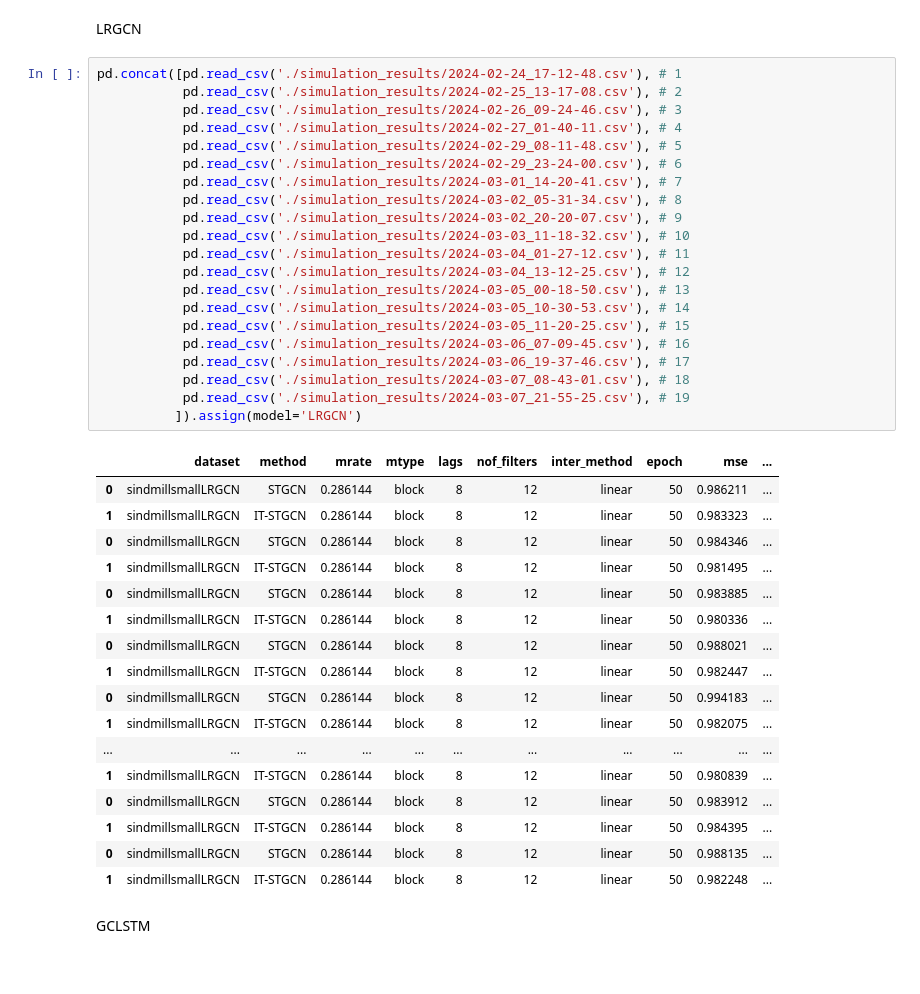
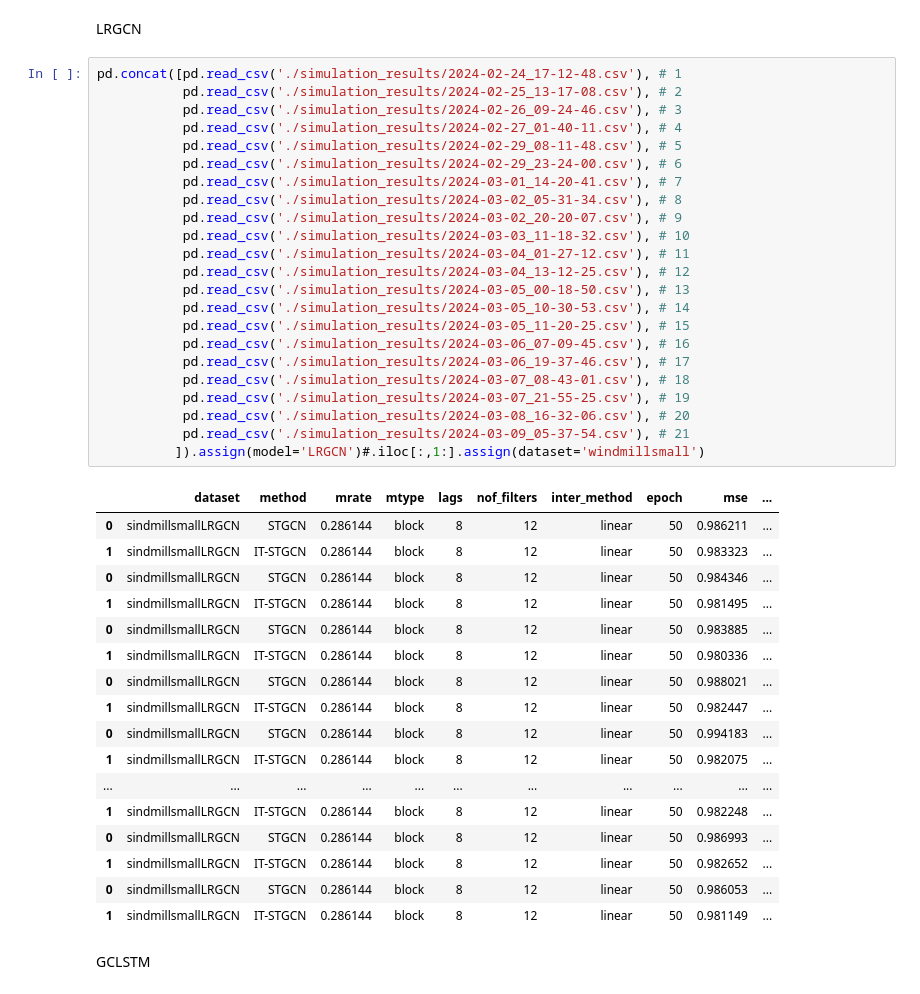
Before and after one commit to seoyeonc/ITTGNN_blog, a Jupyter notebook: posts/2_research/done.ipynb, the cells around one changed output. Cells and saved outputs as stored; diff of their text form.

```diff
--- a/posts/2_research/done.ipynb
+++ b/posts/2_research/done.ipynb
@@ -54,39 +54,41 @@ pd.concat([pd.read_csv('./simulation_results/2024-02-24_17-12-48.csv'), # 1
            pd.read_csv('./simulation_results/2024-02-26_09-24-46.csv'), # 3
            pd.read_csv('./simulation_results/2024-02-27_01-40-11.csv'), # 4
            pd.read_csv('./simulation_results/2024-02-29_08-11-48.csv'), # 5
            pd.read_csv('./simulation_results/2024-02-29_23-24-00.csv'), # 6
            pd.read_csv('./simulation_results/2024-03-01_14-20-41.csv'), # 7
            pd.read_csv('./simulation_results/2024-03-02_05-31-34.csv'), # 8
            pd.read_csv('./simulation_results/2024-03-02_20-20-07.csv'), # 9
            pd.read_csv('./simulation_results/2024-03-03_11-18-32.csv'), # 10
            pd.read_csv('./simulation_results/2024-03-04_01-27-12.csv'), # 11
            pd.read_csv('./simulation_results/2024-03-04_13-12-25.csv'), # 12
            pd.read_csv('./simulation_results/2024-03-05_00-18-50.csv'), # 13
            pd.read_csv('./simulation_results/2024-03-05_10-30-53.csv'), # 14
            pd.read_csv('./simulation_results/2024-03-05_11-20-25.csv'), # 15
            pd.read_csv('./simulation_results/2024-03-06_07-09-45.csv'), # 16
            pd.read_csv('./simulation_results/2024-03-06_19-37-46.csv'), # 17
            pd.read_csv('./simulation_results/2024-03-07_08-43-01.csv'), # 18
            pd.read_csv('./simulation_results/2024-03-07_21-55-25.csv'), # 19
-          ]).assign(model='LRGCN')
+           pd.read_csv('./simulation_results/2024-03-08_16-32-06.csv'), # 20
+           pd.read_csv('./simulation_results/2024-03-09_05-37-54.csv'), # 21
+          ]).assign(model='LRGCN')#.iloc[:,1:].assign(dataset='windmillsmall')
 # %% [output]
 |  | dataset | method | mrate | mtype | lags | nof_filters | inter_method | epoch | mse | ... |
 | 0 | sindmillsmallLRGCN | STGCN | 0.286144 | block | 8 | 12 | linear | 50 | 0.986211 | ... |
 | 1 | sindmillsmallLRGCN | IT-STGCN | 0.286144 | block | 8 | 12 | linear | 50 | 0.983323 | ... |
 | 0 | sindmillsmallLRGCN | STGCN | 0.286144 | block | 8 | 12 | linear | 50 | 0.984346 | ... |
 | 1 | sindmillsmallLRGCN | IT-STGCN | 0.286144 | block | 8 | 12 | linear | 50 | 0.981495 | ... |
 | 0 | sindmillsmallLRGCN | STGCN | 0.286144 | block | 8 | 12 | linear | 50 | 0.983885 | ... |
 | 1 | sindmillsmallLRGCN | IT-STGCN | 0.286144 | block | 8 | 12 | linear | 50 | 0.980336 | ... |
 | 0 | sindmillsmallLRGCN | STGCN | 0.286144 | block | 8 | 12 | linear | 50 | 0.988021 | ... |
 | 1 | sindmillsmallLRGCN | IT-STGCN | 0.286144 | block | 8 | 12 | linear | 50 | 0.982447 | ... |
 | 0 | sindmillsmallLRGCN | STGCN | 0.286144 | block | 8 | 12 | linear | 50 | 0.994183 | ... |
 | 1 | sindmillsmallLRGCN | IT-STGCN | 0.286144 | block | 8 | 12 | linear | 50 | 0.982075 | ... |
 | ... | ... | ... | ... | ... | ... | ... | ... | ... | ... | ... |
-| 1 | sindmillsmallLRGCN | IT-STGCN | 0.286144 | block | 8 | 12 | linear | 50 | 0.980839 | ... |
-| 0 | sindmillsmallLRGCN | STGCN | 0.286144 | block | 8 | 12 | linear | 50 | 0.983912 | ... |
-| 1 | sindmillsmallLRGCN | IT-STGCN | 0.286144 | block | 8 | 12 | linear | 50 | 0.984395 | ... |
-| 0 | sindmillsmallLRGCN | STGCN | 0.286144 | block | 8 | 12 | linear | 50 | 0.988135 | ... |
 | 1 | sindmillsmallLRGCN | IT-STGCN | 0.286144 | block | 8 | 12 | linear | 50 | 0.982248 | ... |
+| 0 | sindmillsmallLRGCN | STGCN | 0.286144 | block | 8 | 12 | linear | 50 | 0.986993 | ... |
+| 1 | sindmillsmallLRGCN | IT-STGCN | 0.286144 | block | 8 | 12 | linear | 50 | 0.982652 | ... |
+| 0 | sindmillsmallLRGCN | STGCN | 0.286144 | block | 8 | 12 | linear | 50 | 0.986053 | ... |
+| 1 | sindmillsmallLRGCN | IT-STGCN | 0.286144 | block | 8 | 12 | linear | 50 | 0.981149 | ... |
 # %% [markdown]
 GCLSTM
 # %%
```
Also changed, not shown: parts of 7 cells of this notebook, 7 other files.
